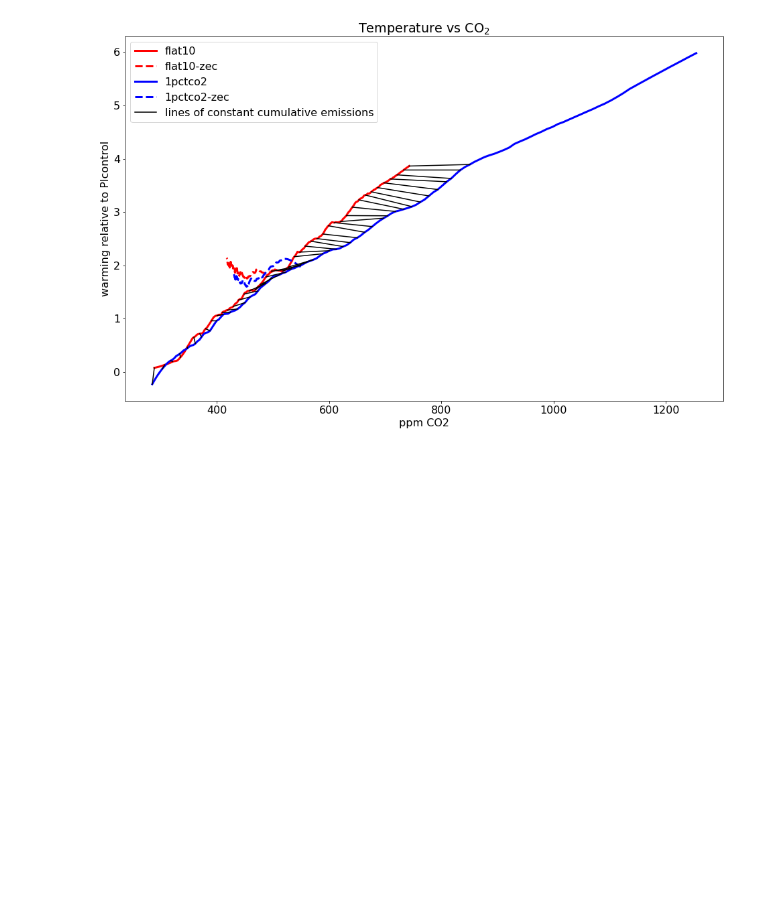
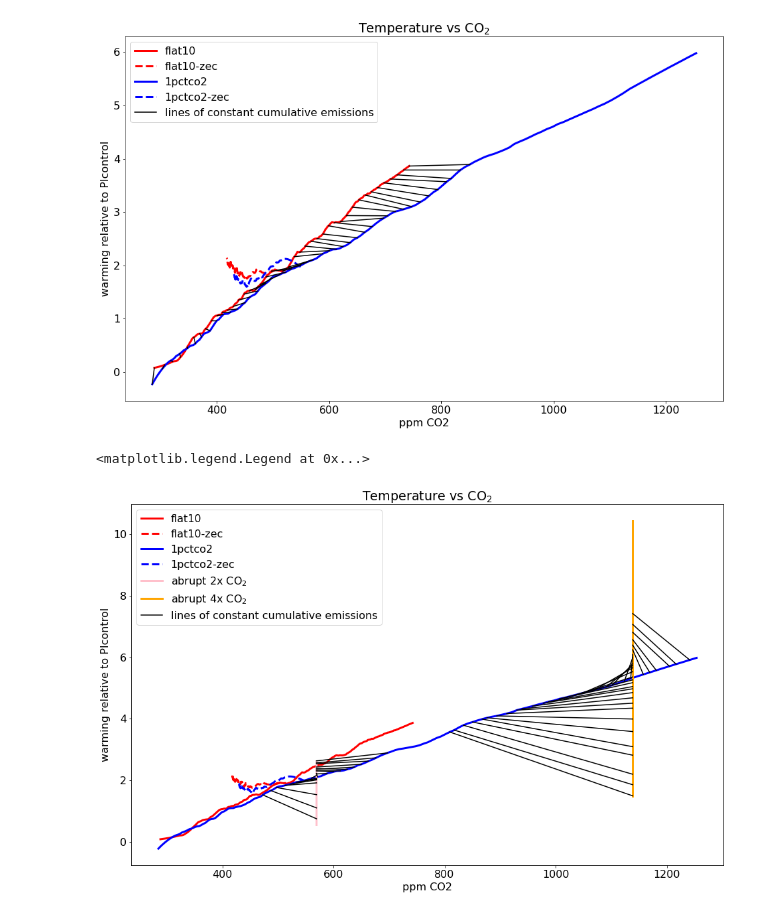
Before and after one commit to ckoven/flat10, a Jupyter notebook: flat10-output-vars.ipynb, the cells around one changed output. Drawn from its saved outputs; the diff is of its cells as text; code cells hidden in the pictures; blank space fills up the shorter version.

Commit message:
added the abrupt 2x and 4x co2 experiments

```diff
--- a/flat10-output-vars.ipynb
+++ b/flat10-output-vars.ipynb
@@ -515,0 +528,55 @@ plt.legend(['flat10','flat10-zec','1pctco2','1pctco2-zec', 'lines of constant cu
+# %%
+## possibly ignore the first 10 or so years of each of the abrupt runs because maybe too abrupt to be useful
+years_to_skip = 0
+min_cum_emiss_2xco2 = cum_emissions_2xco2[years_to_skip]
+min_cum_emiss_4xco2 = cum_emissions_4xco2[years_to_skip]
+#print(min_cum_emiss_2xco2)
+#print(min_cum_emiss_4xco2)
+#print(cum_emissions_2xco2[-1])
+#print(cum_emissions_4xco2[-1])
+
+#print(emissions_1pctco2[-1])
+
+ladder_emiss_2xco2 = np.arange(700.,1600., 50.)
+ladder_emiss_4xco2 = np.arange(1950.,3350., 50.)
+
+#print(ladder_emiss_2xco2)
+# %%
+smoothing_window = 21
+
+plt.plot(tmco2_annual_flat10, savgol_filter(warming_flat10,smoothing_window), color='red', linewidth=3)
+plt.plot(tmco2_annual_zec, savgol_filter(warming_zec,smoothing_window), color='red', linestyle='dashed', linewidth=3)
+
+plt.plot(co2_1pctco2, savgol_filter(warming_1pctco2,smoothing_window), color='blue', linewidth=3)
+plt.plot(zec_co2, savgol_filter(zec_tas,smoothing_window), color='blue', linestyle='dashed', linewidth=3)
+
+plt.plot(co2_2xco2, savgol_filter(tas_global_2xco2 - gmst_annual_ctrl.mean(dim='time').data,smoothing_window), color='pink', linewidth=3)
+plt.plot(co2_4xco2, savgol_filter(tas_global_4xco2 - gmst_annual_ctrl.mean(dim='time').data,smoothing_window), color='orange', linewidth=3)
+
+#for i in range(len(ladder_times)):
+#    ind_flat10 = int(ladder_times[i])
+#    emiss = ind_flat10 * 10.
+#    #print(emiss)
+#    ind_1pctco2 = np.argmin(abs(emissions_1pctco2 - emiss))
+#    plt.plot([co2_1pctco2[ind_1pctco2], tmco2_annual_flat10[ind_flat10] ], [savgol_filter(warming_1pctco2,smoothing_window)[ind_1pctco2], savgol_filter(warming_flat10,smoothing_window)[ind_flat10]], color='black')
+
+for i in range(len(ladder_emiss_2xco2)):
+    emiss = ladder_emiss_2xco2[i]
+    ind_1pctco2 = np.argmin(abs(emissions_1pctco2 - emiss))
+    ind_2xco2 = np.argmin(abs(cum_emissions_2xco2 - emiss))
+    plt.plot([co2_1pctco2[ind_1pctco2], co2_2xco2[ind_2xco2] ], [savgol_filter(warming_1pctco2,smoothing_window)[ind_1pctco2], savgol_filter(tas_global_2xco2 - gmst_annual_ctrl.mean(dim='time').data,smoothing_window)[ind_2xco2]], color='black')
+
+for i in range(len(ladder_emiss_4xco2)):
+    emiss = ladder_emiss_4xco2[i]
+    ind_1pctco2 = np.argmin(abs(emissions_1pctco2 - emiss))
+    ind_4xco2 = np.argmin(abs(cum_emissions_4xco2 - emiss))
+    plt.plot([co2_1pctco2[ind_1pctco2], co2_4xco2[ind_4xco2] ], [savgol_filter(warming_1pctco2,smoothing_window)[ind_1pctco2], savgol_filter(tas_global_4xco2 - gmst_annual_ctrl.mean(dim='time').data,smoothing_window)[ind_4xco2]], color='black')
+
+
+plt.title('Temperature vs CO$_2$')
+plt.xlabel('ppm CO2')
+plt.ylabel('warming relative to PIcontrol')
+plt.legend(['flat10','flat10-zec','1pctco2','1pctco2-zec', 'abrupt 2x CO$_2$', 'abrupt 4x CO$_2$', 'lines of constant cumulative emissions'])
+# %% [output]
+<matplotlib.legend.Legend at 0x...>
+[figure, added]
```
Also changed, not shown: parts of 2 cells of this notebook, 1 other file.
